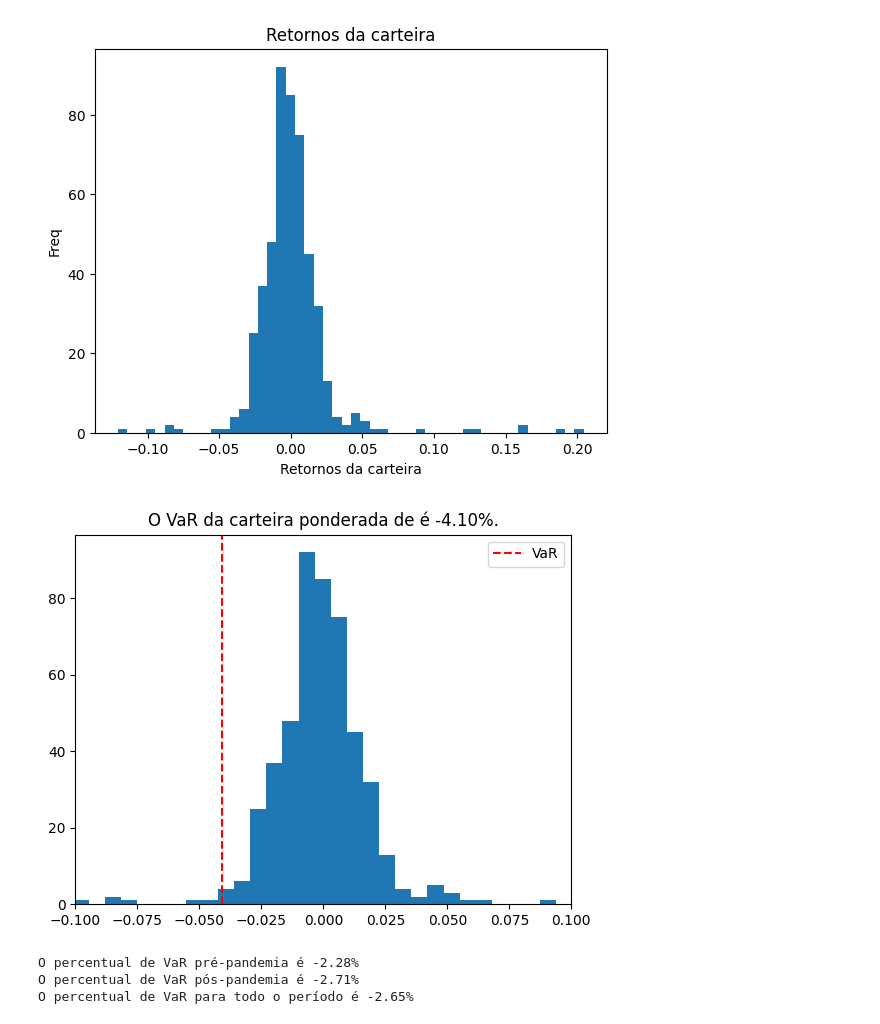
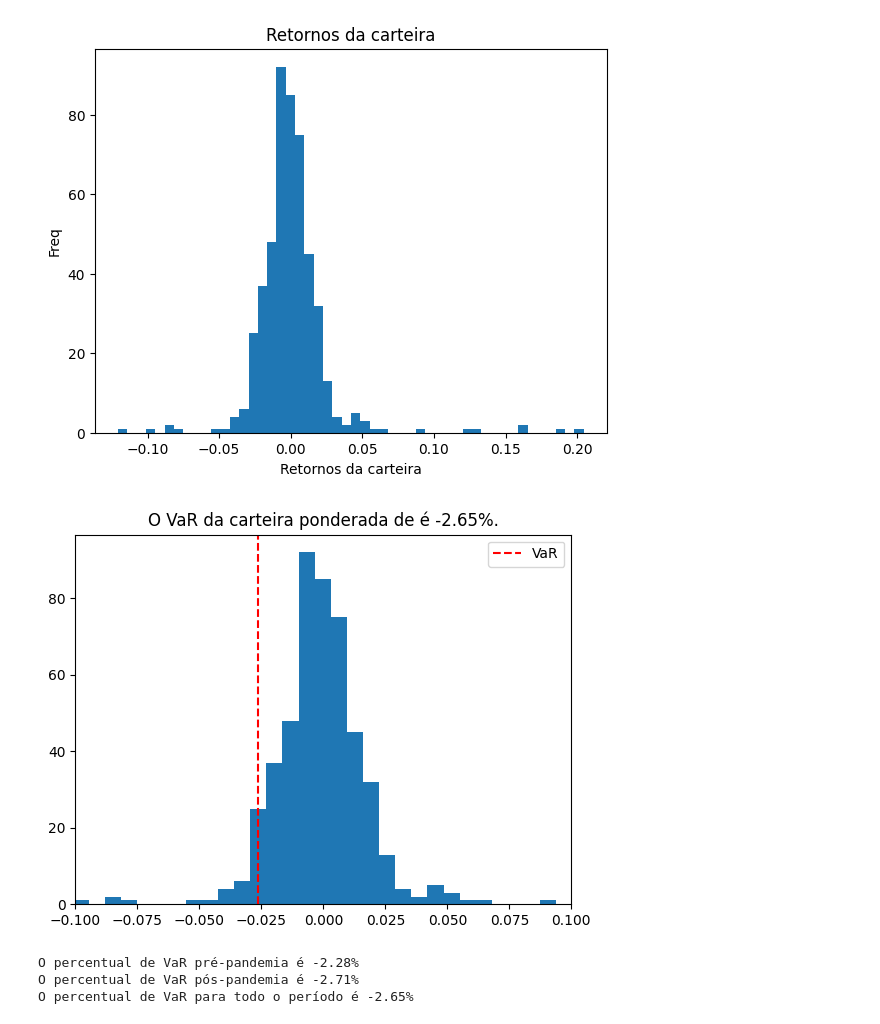
Before and after one commit to davidsagg/data_projects, a Jupyter notebook: case_VaR/Case_VaR.ipynb, the cells around one changed output. Cells and saved outputs as stored; diff of their text form; code cells hidden in the pictures.

```diff
--- a/case_VaR/Case_VaR.ipynb
+++ b/case_VaR/Case_VaR.ipynb
@@ -360,13 +411,17 @@ plt.show();
 # %% [output]
 [figure]
 # %%
+#ENG: Plotting the histogram with VaR for the weighted portfolio
+
 # plota o histograma dos retornos da carteira ponderada com a linha do percentil do VaR
+var = np.percentile(ret_carteira, alpha*100)
+
 plt.hist(ret_carteira, bins=50)
 plt.axvline(x=var, color='r', linestyle='--', label='VaR')
 plt.xlim(-0.1,0.1)
 plt.legend()
 plt.title(f"O VaR da carteira ponderada de é {var:.2%}.")
 plt.show()
 # %% [output]
-[figure, old version]
+[figure, new version]
 # %%
```
Also changed, not shown: parts of 24 cells of this notebook.
